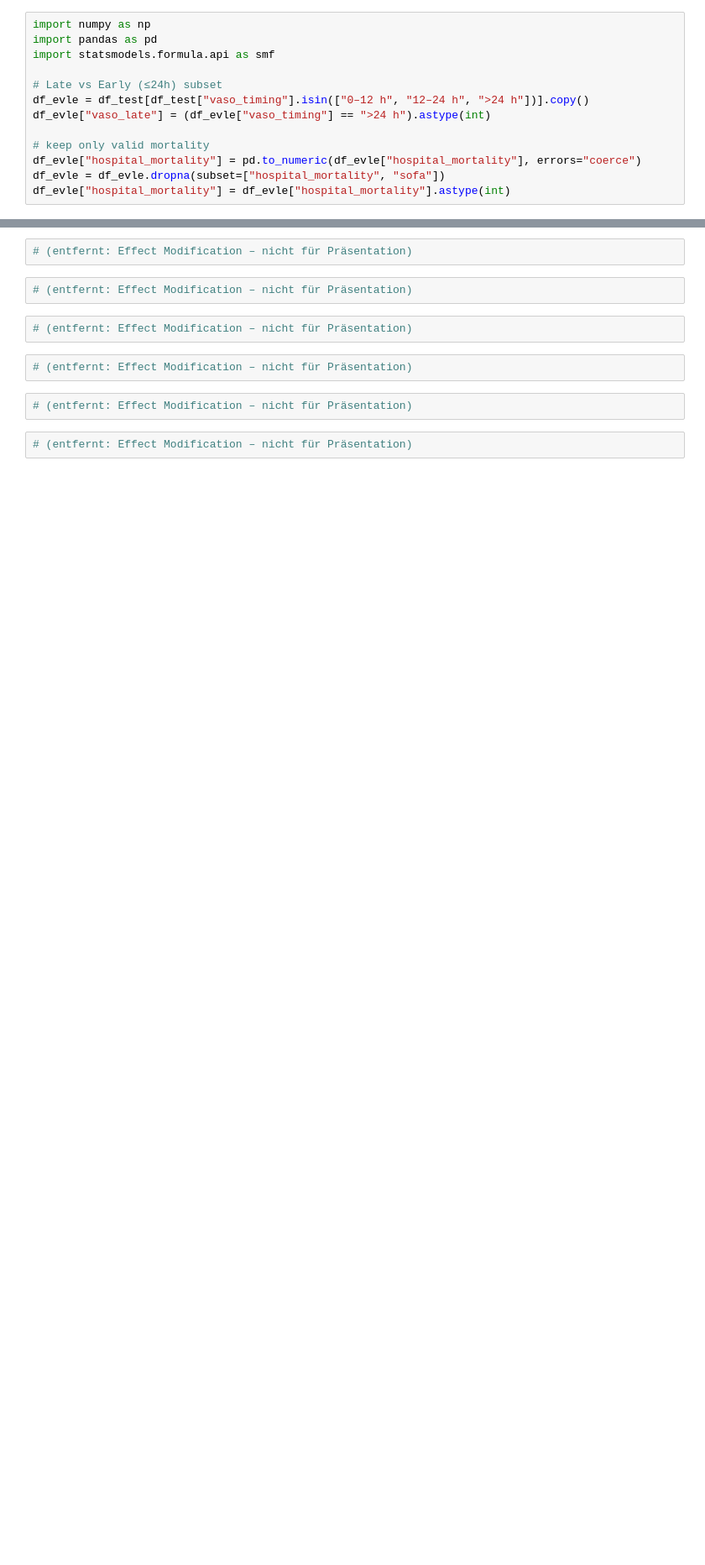
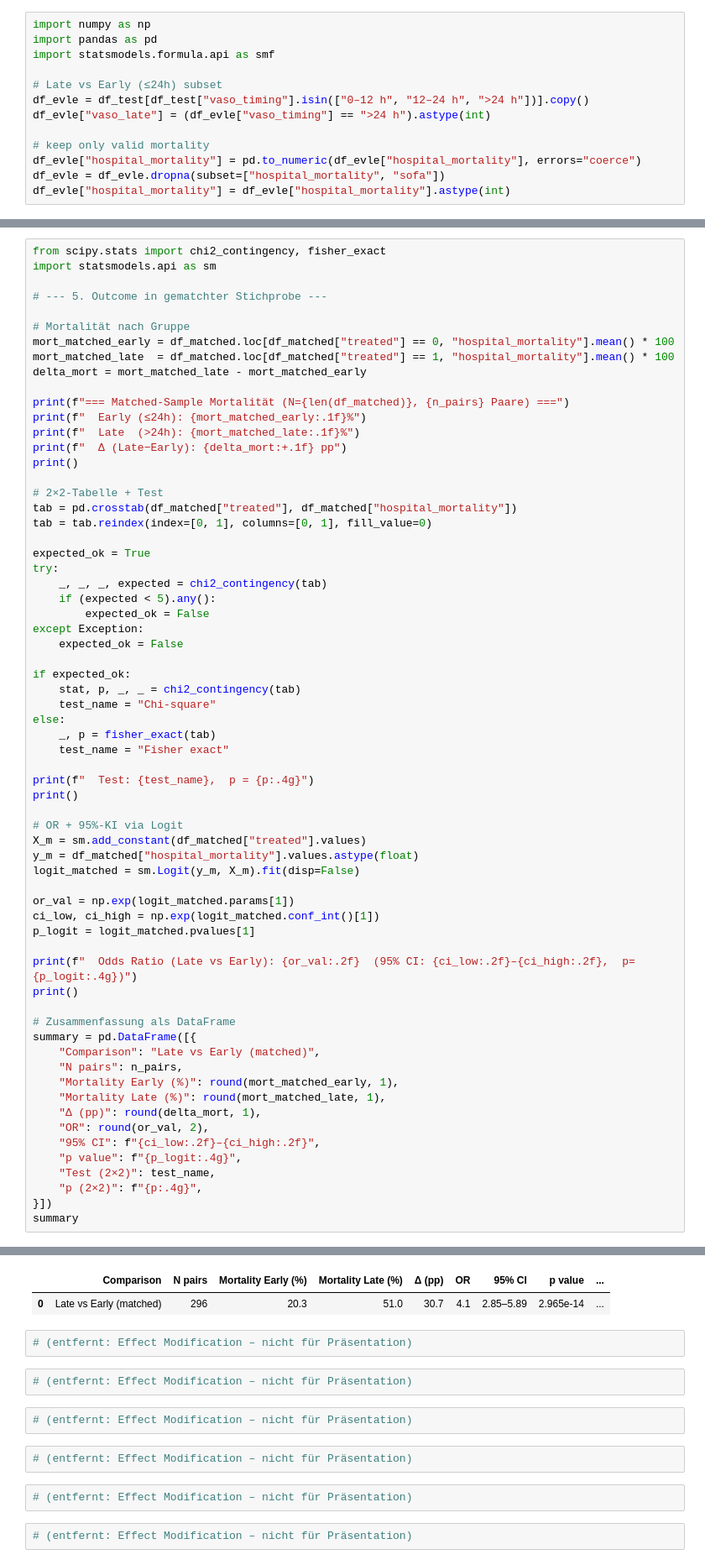
Before and after one commit to SimonKossack/mimiciii-BioMedicalProject, a Jupyter notebook: report_abgabe/nieren/07_saps2_presentation_only.ipynb, the cells around one changed output, grey strips where cells are left out. Shown at 84% size. Drawn from its saved outputs; the diff is of its cells as text; blank space fills up the shorter version.

```diff
--- a/report_abgabe/nieren/07_saps2_presentation_only.ipynb
+++ b/report_abgabe/nieren/07_saps2_presentation_only.ipynb
@@ -1848,0 +2109,66 @@ df_evle["hospital_mortality"] = df_evle["hospital_mortality"].astype(int)
+# %%
+from scipy.stats import chi2_contingency, fisher_exact
+import statsmodels.api as sm
+
+# --- 5. Outcome in gematchter Stichprobe ---
+
+# Mortalität nach Gruppe
+mort_matched_early = df_matched.loc[df_matched["treated"] == 0, "hospital_mortality"].mean() * 100
+mort_matched_late  = df_matched.loc[df_matched["treated"] == 1, "hospital_mortality"].mean() * 100
+delta_mort = mort_matched_late - mort_matched_early
+
+print(f"=== Matched-Sample Mortalität (N={len(df_matched)}, {n_pairs} Paare) ===")
+print(f"  Early (≤24h): {mort_matched_early:.1f}%")
+print(f"  Late  (>24h): {mort_matched_late:.1f}%")
+print(f"  Δ (Late−Early): {delta_mort:+.1f} pp")
+print()
+
+# 2×2-Tabelle + Test
+tab = pd.crosstab(df_matched["treated"], df_matched["hospital_mortality"])
+tab = tab.reindex(index=[0, 1], columns=[0, 1], fill_value=0)
+
+expected_ok = True
+try:
+    _, _, _, expected = chi2_contingency(tab)
+    if (expected < 5).any():
+        expected_ok = False
+except Exception:
+    expected_ok = False
+
+if expected_ok:
+    stat, p, _, _ = chi2_contingency(tab)
+    test_name = "Chi-square"
+else:
+    _, p = fisher_exact(tab)
+    test_name = "Fisher exact"
+
+print(f"  Test: {test_name},  p = {p:.4g}")
+print()
+
+# OR + 95%-KI via Logit
+X_m = sm.add_constant(df_matched["treated"].values)
+y_m = df_matched["hospital_mortality"].values.astype(float)
+logit_matched = sm.Logit(y_m, X_m).fit(disp=False)
+
+or_val = np.exp(logit_matched.params[1])
+ci_low, ci_high = np.exp(logit_matched.conf_int()[1])
+p_logit = logit_matched.pvalues[1]
+
+print(f"  Odds Ratio (Late vs Early): {or_val:.2f}  (95% CI: {ci_low:.2f}–{ci_high:.2f},  p={p_logit:.4g})")
+print()
+
+# Zusammenfassung als DataFrame
+summary = pd.DataFrame([{
+    "Comparison": "Late vs Early (matched)",
+    "N pairs": n_pairs,
+    "Mortality Early (%)": round(mort_matched_early, 1),
+    "Mortality Late (%)": round(mort_matched_late, 1),
+    "Δ (pp)": round(delta_mort, 1),
+    "OR": round(or_val, 2),
+    "95% CI": f"{ci_low:.2f}–{ci_high:.2f}",
+    "p value": f"{p_logit:.4g}",
+    "Test (2×2)": test_name,
+    "p (2×2)": f"{p:.4g}",
+}])
+summary
+# %% [output]
@@ -1849,3 +2183,5 @@ df_evle["hospital_mortality"] = df_evle["hospital_mortality"].astype(int)
+|  | Comparison | N pairs | Mortality Early (%) | Mortality Late (%) | Δ (pp) | OR | 95% CI | p value | ... |
+| 0 | Late vs Early (matched) | 296 | 20.3 | 51.0 | 30.7 | 4.1 | 2.85–5.89 | 2.965e-14 | ... |
 # %%
 # (entfernt: Effect Modification – nicht für Präsentation)
 # %%
```
Also changed, not shown: parts of 15 cells of this notebook.
